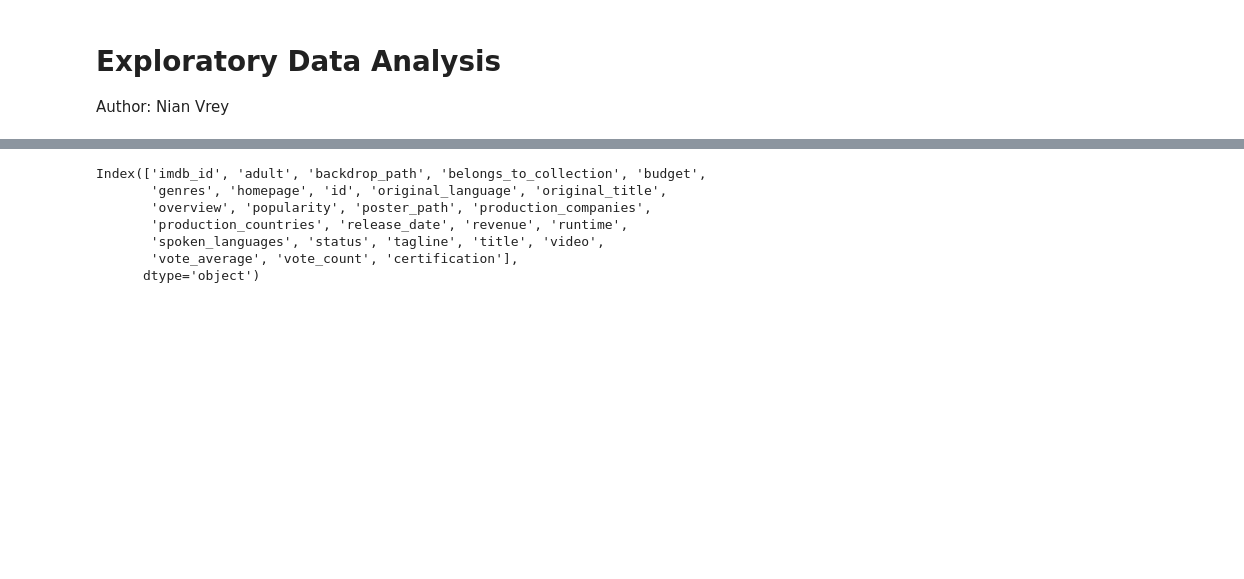
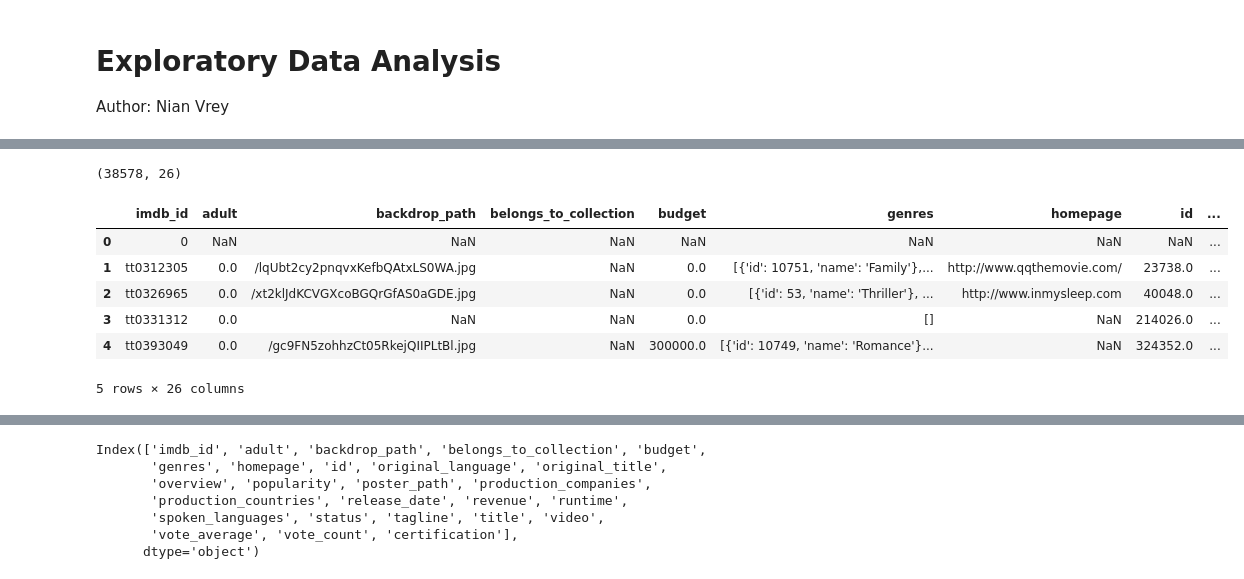
Before and after one commit to YoungVoid/Movie-Analysis, a Jupyter notebook: explore_financial_data.ipynb, the cells around one changed output, grey strips where cells are left out. Drawn from its saved outputs; the diff is of its cells as text; code cells hidden in the pictures; blank space fills up the shorter version.

```diff
--- a/explore_financial_data.ipynb
+++ b/explore_financial_data.ipynb
@@ -13,8 +14 @@ result_file_name = 'final_tmdb_data_'
 combined_output_file = 'tmdb_results_combined'
-# %%
-# Get result files (allows us to call the Get Financial Data notebook for multiple years)
-result_files = []
-for file in os.listdir(data_folder):
-    if file[0:len(result_file_name)] == result_file_name:
-        result_files.append(file)
-result_files
@@ -34,10 +14,0 @@ result_files
-# %%
-# Concat all result files into one file
-dataframes = []
-for file in result_files:
-    dataframes.append(pd.read_csv(data_folder + file))
-
-df = pd.concat(dataframes, axis=0)
-df.to_csv(f'{data_folder}{combined_output_file}.csv.gz', compression='gzip', index=False)
-print(df.shape)
-df.head()
@@ -52,0 +15,4 @@ df.head()
+# %%
+# Get result files (allows us to call the Get Financial Data notebook for multiple years)
+result_files = glob(f'{data_folder}{result_file_name}')
+result_files
@@ -53,3 +30,18 @@ df.head()
+# %%
+# Concat all result files into one file
+df = pd.concat([pd.read_csv(file) for file in result_files], axis=0)
+df.to_csv(f'{data_folder}{combined_output_file}.csv.gz', compression='gzip', index=False)
+print(df.shape)
+df.head()
+# %% [output]
+(38578, 26)
+|  | imdb_id | adult | backdrop_path | belongs_to_collection | budget | genres | homepage | id | ... |
+| 0 | 0 | NaN | NaN | NaN | NaN | NaN | NaN | NaN | ... |
+| 1 | tt0312305 | 0.0 | /lqUbt2cy2pnqvxKefbQAtxLS0WA.jpg | NaN | 0.0 | [{'id': 10751, 'name': 'Family'},... | http://www.qqthemovie.com/ | 23738.0 | ... |
+| 2 | tt0326965 | 0.0 | /xt2klJdKCVGXcoBGQrGfAS0aGDE.jpg | NaN | 0.0 | [{'id': 53, 'name': 'Thriller'}, ... | http://www.inmysleep.com | 40048.0 | ... |
+| 3 | tt0331312 | 0.0 | NaN | NaN | 0.0 | [] | NaN | 214026.0 | ... |
+| 4 | tt0393049 | 0.0 | /gc9FN5zohhzCt05RkejQIIPLtBl.jpg | NaN | 300000.0 | [{'id': 10749, 'name': 'Romance'}... | NaN | 324352.0 | ... |
+5 rows × 26 columns
 # %%
 df = pd.read_csv(f'{data_folder}{combined_output_file}.csv.gz')
 df.head()
```
Also changed, not shown: parts of 14 cells of this notebook, 2 other files.
